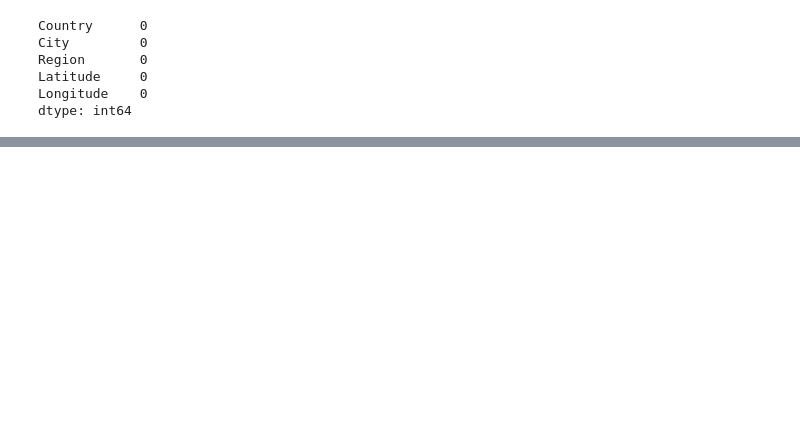
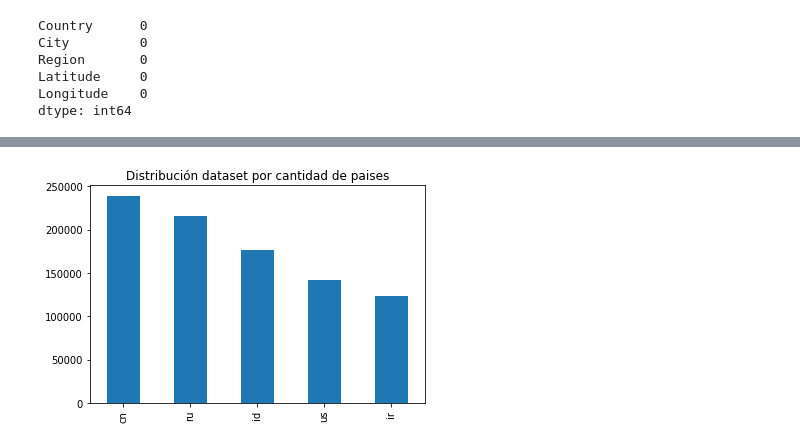
Before and after one commit to christophergarcia89/bci, a Jupyter notebook: Hipotesis.ipynb, the cells around one changed output, grey strips where cells are left out. Saved outputs shown, nothing was run; the diff lists cells and outputs as text; code cells hidden in the pictures; blank space fills up the shorter version.

```diff
--- a/Hipotesis.ipynb
+++ b/Hipotesis.ipynb
@@ -171,0 +175,6 @@ data
+# %%
+#Distribución del dataset por paises. Top 5
+plot = data['Country'].value_counts().head(5).plot(kind='bar',
+                                            title='Distribución dataset por cantidad de paises')
+# %% [output]
+[figure, added]
```
Also changed, not shown: parts of 29 cells of this notebook.
